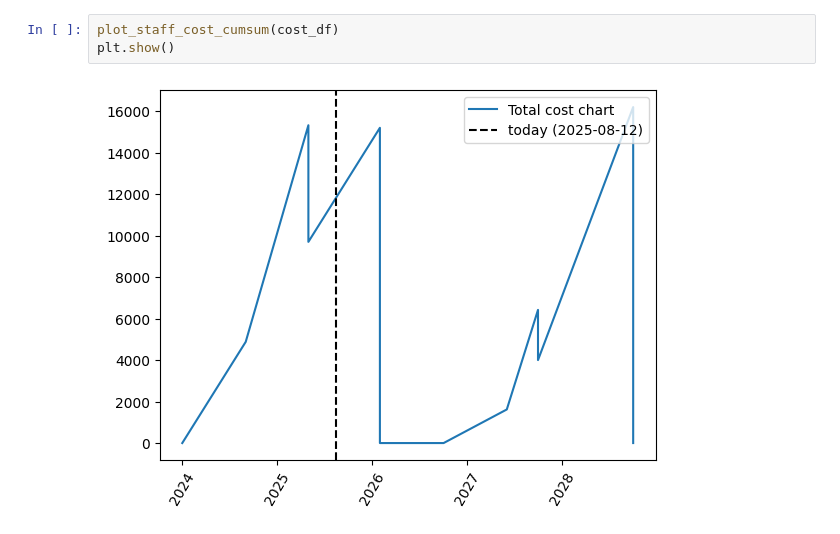
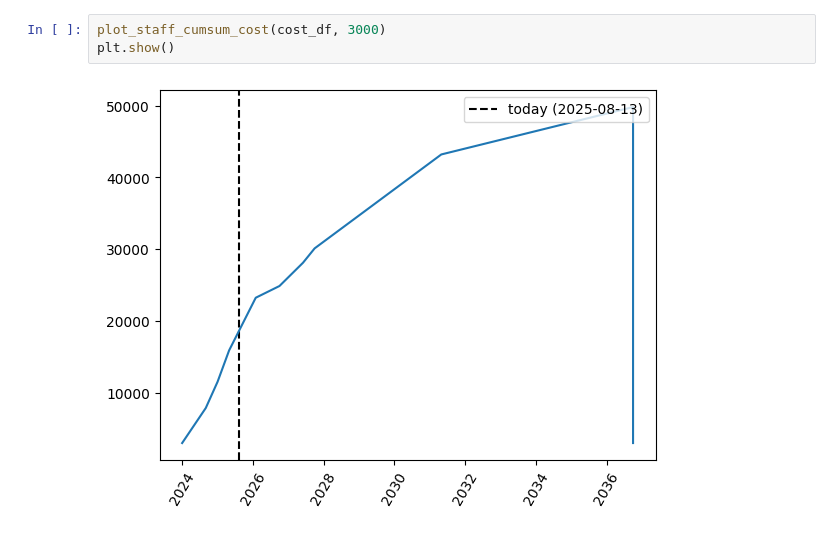
Before and after one commit to amirhoseinbidar/plot-proj, a Jupyter notebook: project.ipynb, the cells around one changed output. Drawn from its saved outputs; the diff is of its cells as text.

```diff
--- a/project.ipynb
+++ b/project.ipynb
@@ -307,5 +91,5 @@ cost_df
-# %%
-plot_staff_cost_cumsum(cost_df)
-plt.show()
-# %% [output]
-[figure, removed]
+# %%
+plot_staff_cumsum_cost(cost_df, 3000)
+plt.show()
+# %% [output]
+[figure, added]
```
Also changed, not shown: parts of 20 cells of this notebook, 7 other files.
